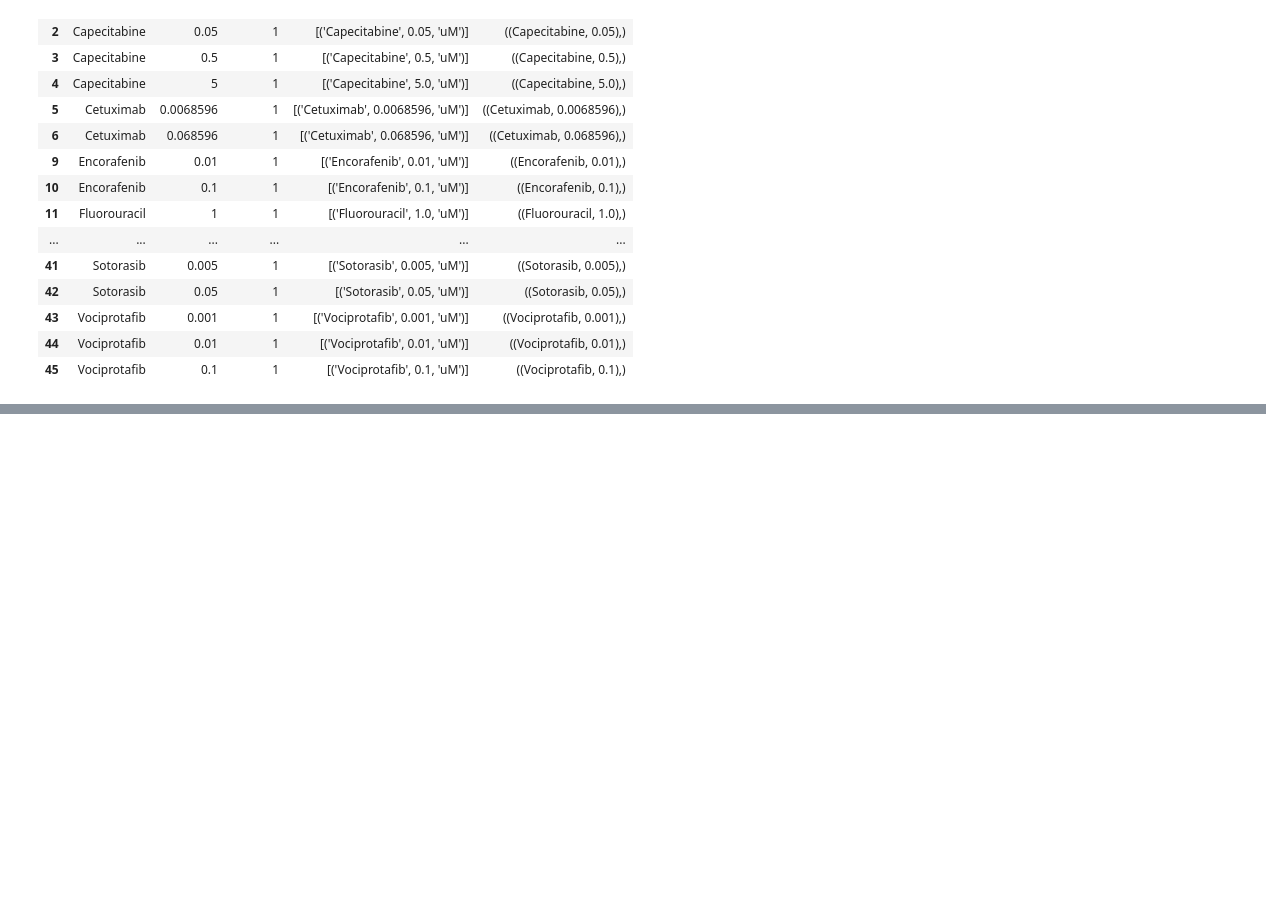
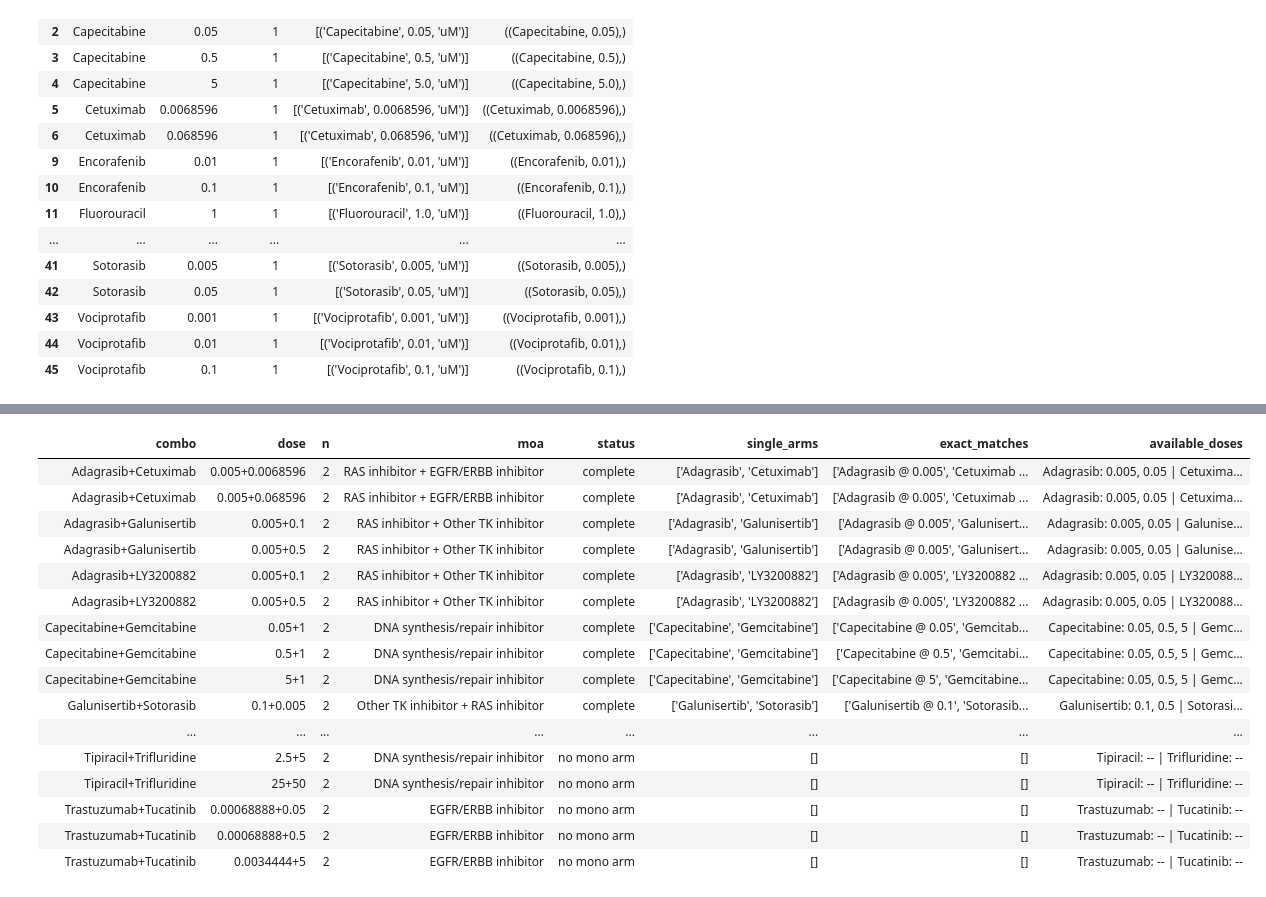
Before and after one commit to jeannieshe/relearn, a Jupyter notebook: notebooks/alaysia/emeraldbay_exploration.ipynb, the cells around one changed output, grey strips where cells are left out. Cells and saved outputs as stored; diff of their text form; code cells hidden in the pictures; blank space fills up the shorter version.

Commit message:
added combo drug design classes table

```diff
--- a/notebooks/alaysia/emeraldbay_exploration.ipynb
+++ b/notebooks/alaysia/emeraldbay_exploration.ipynb
@@ -120,0 +149,64 @@ singles
+# %%
+# Combination therapies vs. their single-agent (monotherapy) arms.
+# One row per unique combo condition (47). For each: which component drugs were
+# also run alone, at exactly which dose, and the full mono dose ladder available.
+#
+# status tells you whether the Bliss additive null -- sum of single-agent log2
+# growth ratios, since sensitivity is already log2(P_treated / P_control) -- is
+#   complete     directly computable at the matched doses
+#   dose gap     every component HAS a mono arm, but not at this dose (interpolatable)
+#   no mono arm  >=1 component was never run alone at any dose (not recoverable)
+g = lambda v: f"{v:g}"
+
+mono_pairs = {t[0] for t in singles.parsed}          # (drug, dose) run as a single agent
+ladder = defaultdict(list)                           # drug -> sorted mono dose ladder
+for t in singles.parsed:
+    drug, dose = t[0]
+    ladder[drug].append(dose)
+ladder = {k: sorted(v) for k, v in ladder.items()}
+moa_of = dict(zip(drug_md_df.drug, drug_md_df["moa-fine"]))
+
+def status_of(comps):
+    if all((dr, ds) in mono_pairs for dr, ds in comps): return "complete"
+    if all(dr in ladder for dr, _ in comps):            return "dose gap"
+    return "no mono arm"
+
+combo_tbl = pd.DataFrame([dict(
+    combo  = r.drugs,
+    dose   = r.doses,
+    n      = r.n_drugs,
+    moa    = " + ".join(dict.fromkeys(moa_of.get(dr, "?") for dr, _ in r.parsed)),
+    status = status_of(r.parsed),
+    # component drugs that exist as a single arm at *any* dose ([] if none)
+    single_arms     = [dr for dr, _ in r.parsed if dr in ladder],
+    # components whose exact (drug, dose) was also run alone ([] if none)
+    exact_matches   = [f"{dr} @ {g(ds)}" for dr, ds in r.parsed if (dr, ds) in mono_pairs],
+    # every dose each component was measured at as a single agent ("--" if never)
+    available_doses = " | ".join(
+        f"{dr}: {', '.join(g(x) for x in ladder[dr])}" if dr in ladder else f"{dr}: --"
+        for dr, _ in r.parsed),
+) for r in combos.itertuples()])
+
+rank = {"complete": 0, "dose gap": 1, "no mono arm": 2}
+combo_tbl = (combo_tbl.assign(_r=combo_tbl.status.map(rank))
+             .sort_values(["_r", "combo", "dose"])
+             .drop(columns="_r").reset_index(drop=True))
+
+n_cells = summary_stats_df.groupby("condition").cell_line.nunique()
+orphans = sorted({dr for t in combos.parsed for dr, _ in t} - set(ladder))
+print(f"{len(combo_tbl)} combo conditions | {combos.drugs.nunique()} distinct drug sets | "
+      f"{len(singles)} single-agent conditions over {len(ladder)} drugs")
+print(f"every condition measured in {n_cells.min()}-{n_cells.max()} cell lines "
+      f"(= n available to fit a per-combo interaction term)")
+print(combo_tbl.status.value_counts().reindex(rank).to_string())
+print(f"\nappear ONLY in combos, never alone ({len(orphans)}): {', '.join(orphans)}")
+
+(combo_tbl.style
+   .set_caption("EmeraldBay combination therapies and their single-agent coverage")
+   .apply(lambda c: [{"complete":    "background-color:#d8f0dc",
+                      "dose gap":    "background-color:#fdf2cf",
+                      "no mono arm": "background-color:#fadbd8"}.get(v, "") for v in c],
+          subset=["status"])
+   .set_properties(subset=["available_doses", "moa"], **{"font-size": "90%"})
+   .hide(axis="index"))
+# %% [output]
@@ -120,0 +222,17 @@ singles
+| combo | dose | n | moa | status | single_arms | exact_matches | available_doses |
+| Adagrasib+Cetuximab | 0.005+0.0068596 | 2 | RAS inhibitor + EGFR/ERBB inhibitor | complete | ['Adagrasib', 'Cetuximab'] | ['Adagrasib @ 0.005', 'Cetuximab ... | Adagrasib: 0.005, 0.05 | Cetuxima... |
+| Adagrasib+Cetuximab | 0.005+0.068596 | 2 | RAS inhibitor + EGFR/ERBB inhibitor | complete | ['Adagrasib', 'Cetuximab'] | ['Adagrasib @ 0.005', 'Cetuximab ... | Adagrasib: 0.005, 0.05 | Cetuxima... |
+| Adagrasib+Galunisertib | 0.005+0.1 | 2 | RAS inhibitor + Other TK inhibitor | complete | ['Adagrasib', 'Galunisertib'] | ['Adagrasib @ 0.005', 'Galunisert... | Adagrasib: 0.005, 0.05 | Galunise... |
+| Adagrasib+Galunisertib | 0.005+0.5 | 2 | RAS inhibitor + Other TK inhibitor | complete | ['Adagrasib', 'Galunisertib'] | ['Adagrasib @ 0.005', 'Galunisert... | Adagrasib: 0.005, 0.05 | Galunise... |
+| Adagrasib+LY3200882 | 0.005+0.1 | 2 | RAS inhibitor + Other TK inhibitor | complete | ['Adagrasib', 'LY3200882'] | ['Adagrasib @ 0.005', 'LY3200882 ... | Adagrasib: 0.005, 0.05 | LY320088... |
+| Adagrasib+LY3200882 | 0.005+0.5 | 2 | RAS inhibitor + Other TK inhibitor | complete | ['Adagrasib', 'LY3200882'] | ['Adagrasib @ 0.005', 'LY3200882 ... | Adagrasib: 0.005, 0.05 | LY320088... |
+| Capecitabine+Gemcitabine | 0.05+1 | 2 | DNA synthesis/repair inhibitor | complete | ['Capecitabine', 'Gemcitabine'] | ['Capecitabine @ 0.05', 'Gemcitab... | Capecitabine: 0.05, 0.5, 5 | Gemc... |
+| Capecitabine+Gemcitabine | 0.5+1 | 2 | DNA synthesis/repair inhibitor | complete | ['Capecitabine', 'Gemcitabine'] | ['Capecitabine @ 0.5', 'Gemcitabi... | Capecitabine: 0.05, 0.5, 5 | Gemc... |
+| Capecitabine+Gemcitabine | 5+1 | 2 | DNA synthesis/repair inhibitor | complete | ['Capecitabine', 'Gemcitabine'] | ['Capecitabine @ 5', 'Gemcitabine... | Capecitabine: 0.05, 0.5, 5 | Gemc... |
+| Galunisertib+Sotorasib | 0.1+0.005 | 2 | Other TK inhibitor + RAS inhibitor | complete | ['Galunisertib', 'Sotorasib'] | ['Galunisertib @ 0.1', 'Sotorasib... | Galunisertib: 0.1, 0.5 | Sotorasi... |
+| ... | ... | ... | ... | ... | ... | ... | ... |
+| Tipiracil+Trifluridine | 2.5+5 | 2 | DNA synthesis/repair inhibitor | no mono arm | [] | [] | Tipiracil: -- | Trifluridine: -- |
+| Tipiracil+Trifluridine | 25+50 | 2 | DNA synthesis/repair inhibitor | no mono arm | [] | [] | Tipiracil: -- | Trifluridine: -- |
+| Trastuzumab+Tucatinib | 0.00068888+0.05 | 2 | EGFR/ERBB inhibitor | no mono arm | [] | [] | Trastuzumab: -- | Tucatinib: -- |
+| Trastuzumab+Tucatinib | 0.00068888+0.5 | 2 | EGFR/ERBB inhibitor | no mono arm | [] | [] | Trastuzumab: -- | Tucatinib: -- |
+| Trastuzumab+Tucatinib | 0.0034444+5 | 2 | EGFR/ERBB inhibitor | no mono arm | [] | [] | Trastuzumab: -- | Tucatinib: -- |
```
Also changed, not shown: parts of 9 cells of this notebook.
